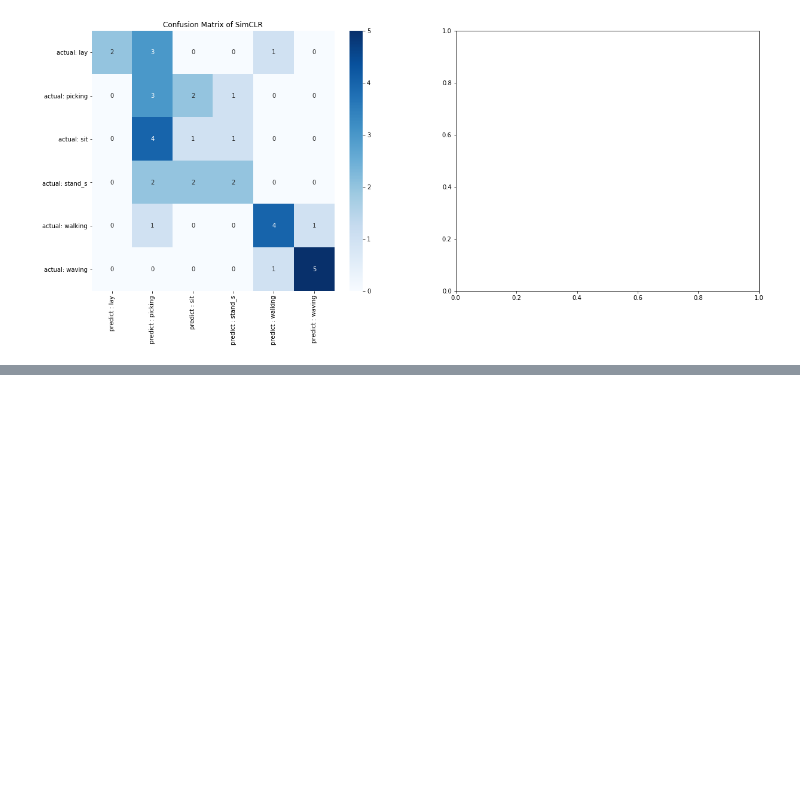
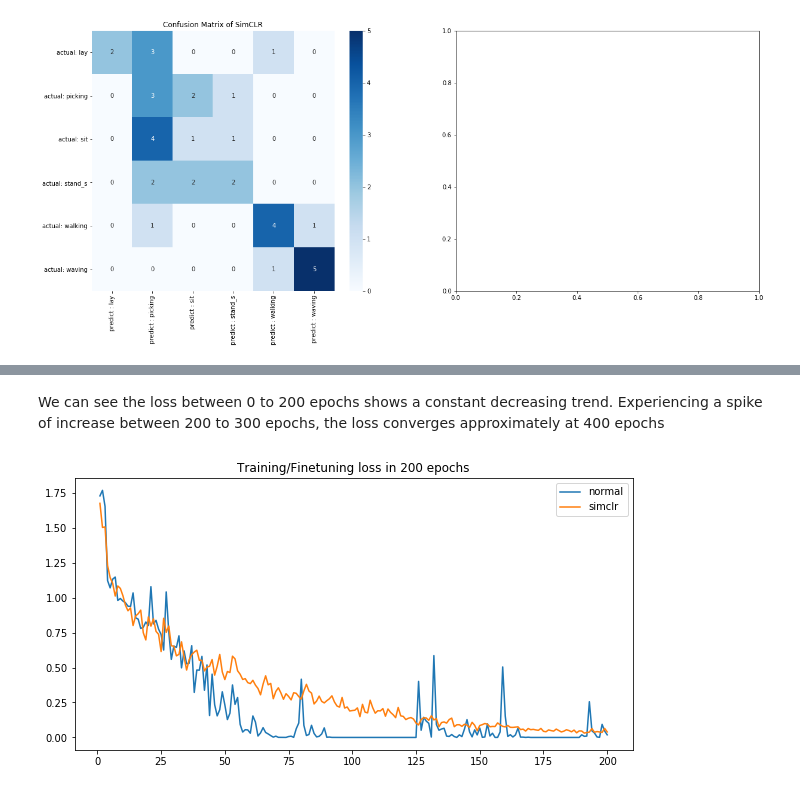
Before and after one commit to hslau44/irs_toolbox, a Jupyter notebook: Visualization.ipynb, the cells around one changed output, grey strips where cells are left out. Cells and saved outputs as stored; diff of their text form; code cells hidden in the pictures; blank space fills up the shorter version.

```diff
--- a/Visualization.ipynb
+++ b/Visualization.ipynb
@@ -96,0 +131,11 @@ plt.show()
+# %% [markdown]
+We can see the loss between 0 to 200 epochs shows a constant decreasing trend. Experiencing a spike of increase between 200 to 300 epochs, the loss converges approximately at  400 epochs
+# %%
+plt.figure(figsize=(10,5))
+plt.plot(np.arange(1,201),norm_loss['train_loss'].values)
+plt.plot(np.arange(1,201),clf_loss['train_loss'].values)
+plt.legend(['normal','simclr'])
+plt.title('Training/Finetuning loss in 200 epochs')
+plt.show()
+# %% [output]
+[figure, added]
```
Also changed, not shown: parts of 18 cells of this notebook.
